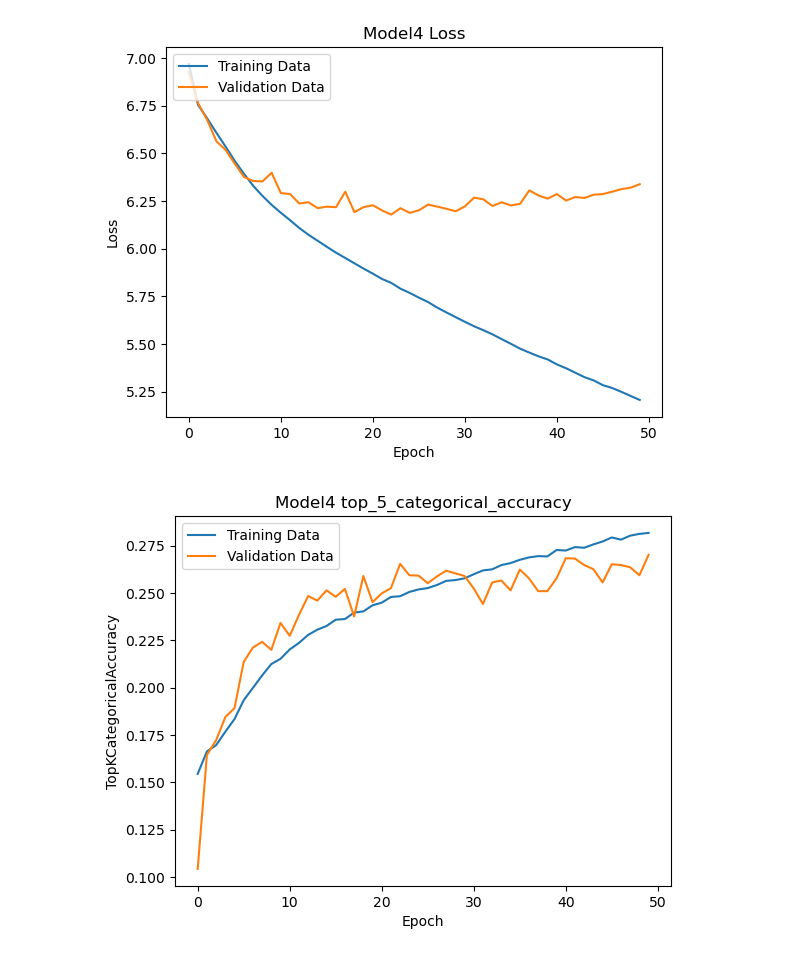
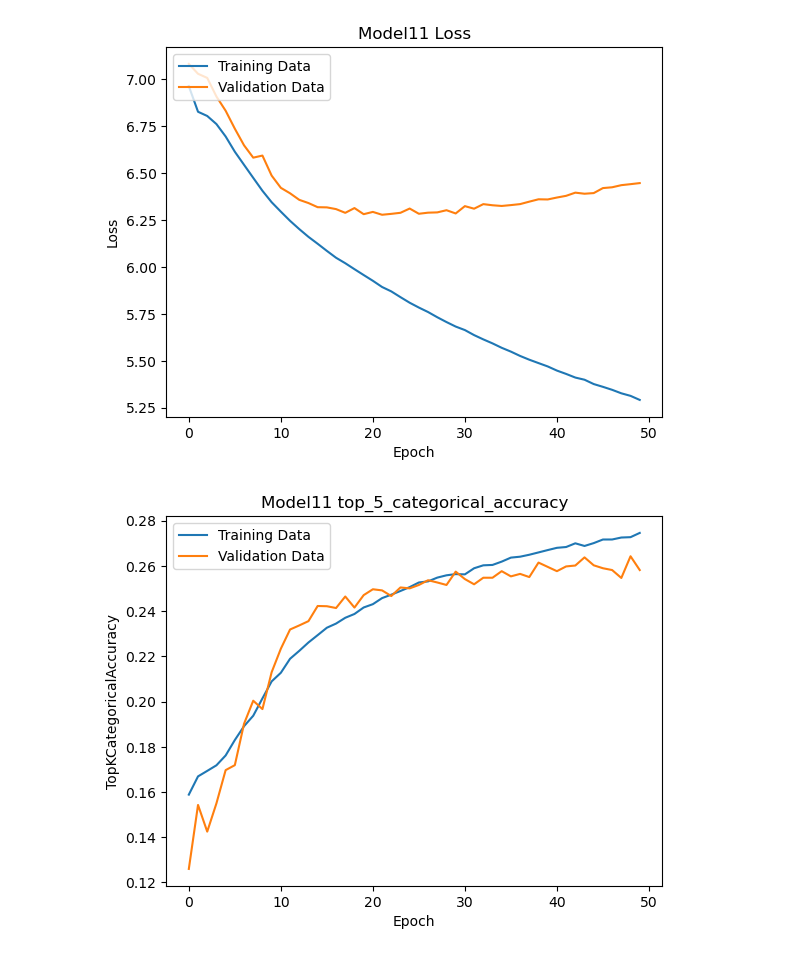
Before and after one commit to Punat02/TextGenerator, a Jupyter notebook: LookAtModel.ipynb, the cells around one changed output. Cells and saved outputs as stored; diff of their text form; code cells hidden in the pictures.

```diff
--- a/LookAtModel.ipynb
+++ b/LookAtModel.ipynb
@@ -3,13 +3,13 @@ from matplotlib import pyplot as plt
 import tensorflow as tf
 from tensorflow import keras
 import pickle
-history = pickle.load(open("Models/Model4/history.p", "rb"))
+history = pickle.load(open("Models/Model11/history.p", "rb"))
 
 plt.plot(history['accuracy'])
 plt.plot(history['val_accuracy'])
-plt.title('Model4 Accuracy')
+plt.title('Model11 Accuracy')
 plt.ylabel('Accuracy')
 plt.xlabel('Epoch')
 plt.legend(['Training Data', 'Validation Data'], loc='upper left')
-plt.savefig('png/Model4 Accuracy.png')
+plt.savefig('png/Model11 Accuracy.png')
 # %% [output]
@@ -17,23 +17,23 @@ plt.savefig('png/Model4 Accuracy.png')
 # %%
 plt.plot(history['loss'])
 plt.plot(history['val_loss'])
-plt.title('Model4 Loss')
+plt.title('Model11 Loss')
 plt.ylabel('Loss')
 plt.xlabel('Epoch')
 plt.legend(['Training Data', 'Validation Data'], loc='upper left')
-plt.savefig('png/Model4 Loss.png')
+plt.savefig('png/Model11 Loss.png')
 # %% [output]
-[figure, old version]
+[figure, new version]
 # %%
 plt.plot(history['top_5_categorical_accuracy'])
 plt.plot(history['val_top_5_categorical_accuracy'])
-plt.title('Model4 top_5_categorical_accuracy')
+plt.title('Model11 top_5_categorical_accuracy')
 plt.ylabel('TopKCategoricalAccuracy')
 plt.xlabel('Epoch')
 plt.legend(['Training Data', 'Validation Data'], loc='upper left')
-plt.savefig('png/Model4 top_5_categorical_accuracy k=5.png')
+plt.savefig('png/Model11 top_5_categorical_accuracy k=5.png')
 # %% [output]
-[figure, old version]
+[figure, new version]
 # %%
 plt.plot(history['top_10_categorical_accuracy'])
 plt.plot(history['val_top_10_categorical_accuracy'])
```
Also changed, not shown: parts of 5 cells of this notebook, 1 other file.
